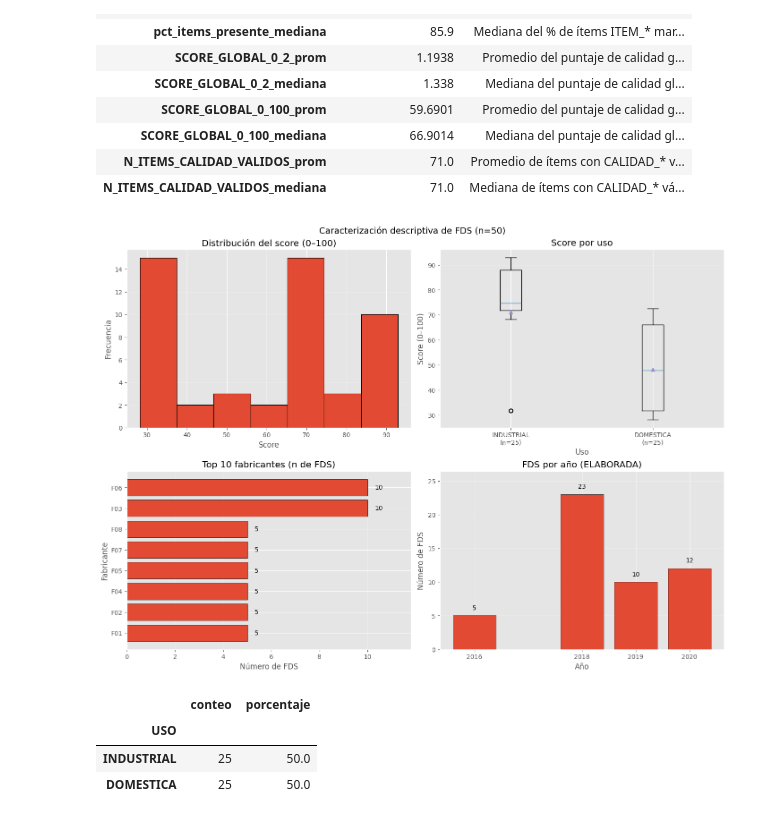
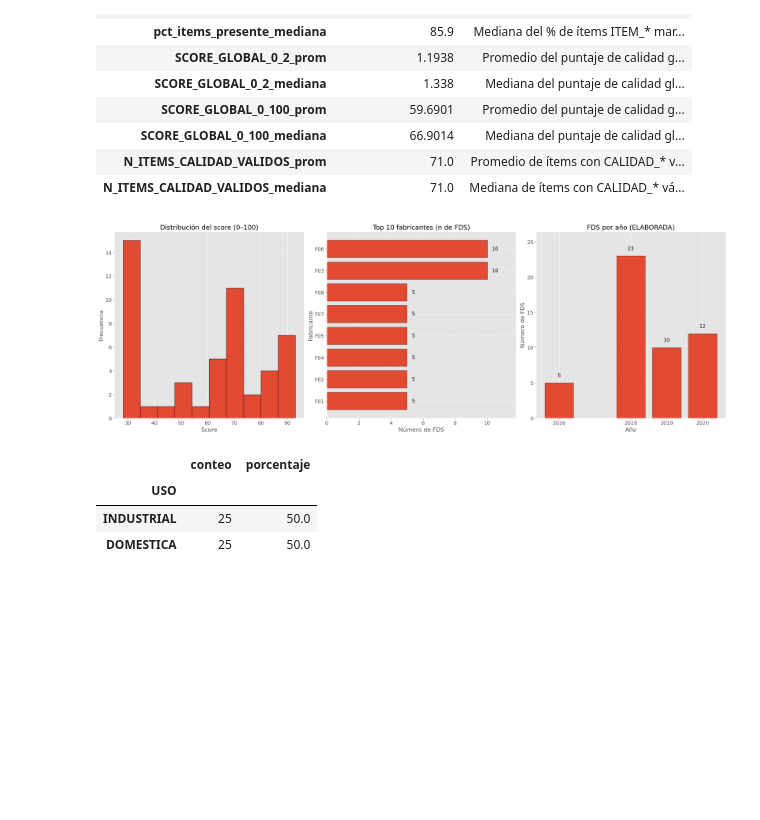
Before and after one commit to jpospinalo/SDS, a Jupyter notebook: notebooks/EDA.ipynb, the cells around one changed output. Saved outputs shown, nothing was run; the diff lists cells and outputs as text; code cells hidden in the pictures; blank space fills up the shorter version.

```diff
--- a/notebooks/EDA.ipynb
+++ b/notebooks/EDA.ipynb
@@ -182,6 +182,20 @@ import matplotlib.pyplot as plt
 import numpy as np
 
 plt.style.use("ggplot")
+
+# --- Tamaños (ajusta aquí) ---
+FS_TITLE = 18
+FS_LABEL = 16
+FS_TICK  = 14
+FS_ANN   = 14  # números sobre barras
+
+# (opcional) aplicar por defecto a toda la figura
+plt.rcParams.update({
+    "axes.titlesize": FS_TITLE,
+    "axes.labelsize": FS_LABEL,
+    "xtick.labelsize": FS_TICK,
+    "ytick.labelsize": FS_TICK,
+})
 
 # --- Datos ---
 score = df["SCORE_GLOBAL_0_100"].dropna()
@@ -197,68 +211,62 @@ anio_counts = df["ANIO"].value_counts().sort_index()
 anio_idx = anio_counts.index.astype(int)
 anio_vals = anio_counts.values
 
-# --- Figura 2x2 ---
-fig, axes = plt.subplots(2, 2, figsize=(14, 10), constrained_layout=True)
-fig.suptitle("Caracterización descriptiva de FDS (n=50)", fontsize=14)
+# --- Figura ---
+fig, axes = plt.subplots(1, 3, figsize=(24, 8), constrained_layout=True)
 
 # 1) Histograma SCORE
-ax = axes[0, 0]
-ax.hist(score, bins="auto", edgecolor="black", linewidth=0.8)
+ax = axes[0]
+ax.hist(score, bins=10, edgecolor="black", linewidth=0.8)
 ax.set_title("Distribución del score (0–100)")
 ax.set_xlabel("Score")
 ax.set_ylabel("Frecuencia")
+ax.tick_params(axis="both", labelsize=FS_TICK)  # ticks más grandes
 ax.grid(True, axis="y", alpha=0.25)
 
-# 2) Boxplot SCORE por USO
-ax = axes[0, 1]
-ax.boxplot(data_box, labels=uso_labels, showmeans=True)
-ax.set_title("Score por uso")
-ax.set_xlabel("Uso")
-ax.set_ylabel("Score (0–100)")
-ax.grid(True, axis="y", alpha=0.25)
-ax.tick_params(axis="x", rotation=0)
-
-# 3) Barras horizontales: Top fabricantes
-ax = axes[1, 0]
+# 2) Barras horizontales: Top fabricantes
+ax = axes[1]
 bars = ax.barh(fab_counts.index.astype(str), fab_counts.values, edgecolor="black")
-ax.set_title("Top 10 fabricantes (n de FDS)")
 ax.set_xlabel("Número de FDS")
 ax.set_ylabel("Fabricante")
+ax.set_title("Top 10 fabricantes (n de FDS)")
+ax.tick_params(axis="both", labelsize=FS_TICK)
 ax.grid(True, axis="x", alpha=0.25)
 
-# Margen a la derecha para que quepan etiquetas
 xmax = fab_counts.max() if len(fab_counts) else 0
 ax.set_xlim(0, xmax * 1.18 if xmax else 1)
 
 pad = max(0.03 * xmax, 0.2) if xmax else 0.2
 for b in bars:
     w = b.get_width()
-    ax.text(w + pad, b.get_y() + b.get_height()/2, f"{int(w)}", va="center")
+    ax.text(
+        w + pad, b.get_y() + b.get_height()/2, f"{int(w)}",
+        va="center", fontsize=FS_ANN
+    )
 
-# 4) Barras: FDS por año
-ax = axes[1, 1]
+# 3) Barras: FDS por año
+ax = axes[2]
 bars = ax.bar(anio_idx, anio_vals, edgecolor="black")
 ax.set_title("FDS por año (ELABORADA)")
 ax.set_xlabel("Año")
 ax.set_ylabel("Número de FDS")
 ax.set_xticks(anio_idx)
+ax.tick_params(axis="both", labelsize=FS_TICK)
 ax.grid(True, axis="y", alpha=0.25)
 
 ymax = anio_vals.max() if len(anio_vals) else 0
 ax.set_ylim(0, ymax * 1.15 if ymax else 1)
 
-ypad = max(0.03 * ymax, 0.2) if ymax else 0.2
+ypad = max(0.03 * ymax, 0.2) if ymax else 0.1
 for b in bars:
     h = b.get_height()
-    ax.text(b.get_x() + b.get_width()/2, h + ypad, f"{int(h)}",
-            ha="center", va="bottom")
+    ax.text(
+        b.get_x() + b.get_width()/2, h + ypad, f"{int(h)}",
+        ha="center", va="bottom", fontsize=FS_ANN
+    )
 
 plt.show()
-
-# Exportación recomendada para presentación
-# fig.savefig("caracterizacion_fds_2x2.png", dpi=300, bbox_inches="tight")
 # %% [output]
-[figure, old version]
+[figure, new version]
 # %%
 conteo_uso
 # %% [output]
```
Also changed, not shown: parts of 7 cells of this notebook.
